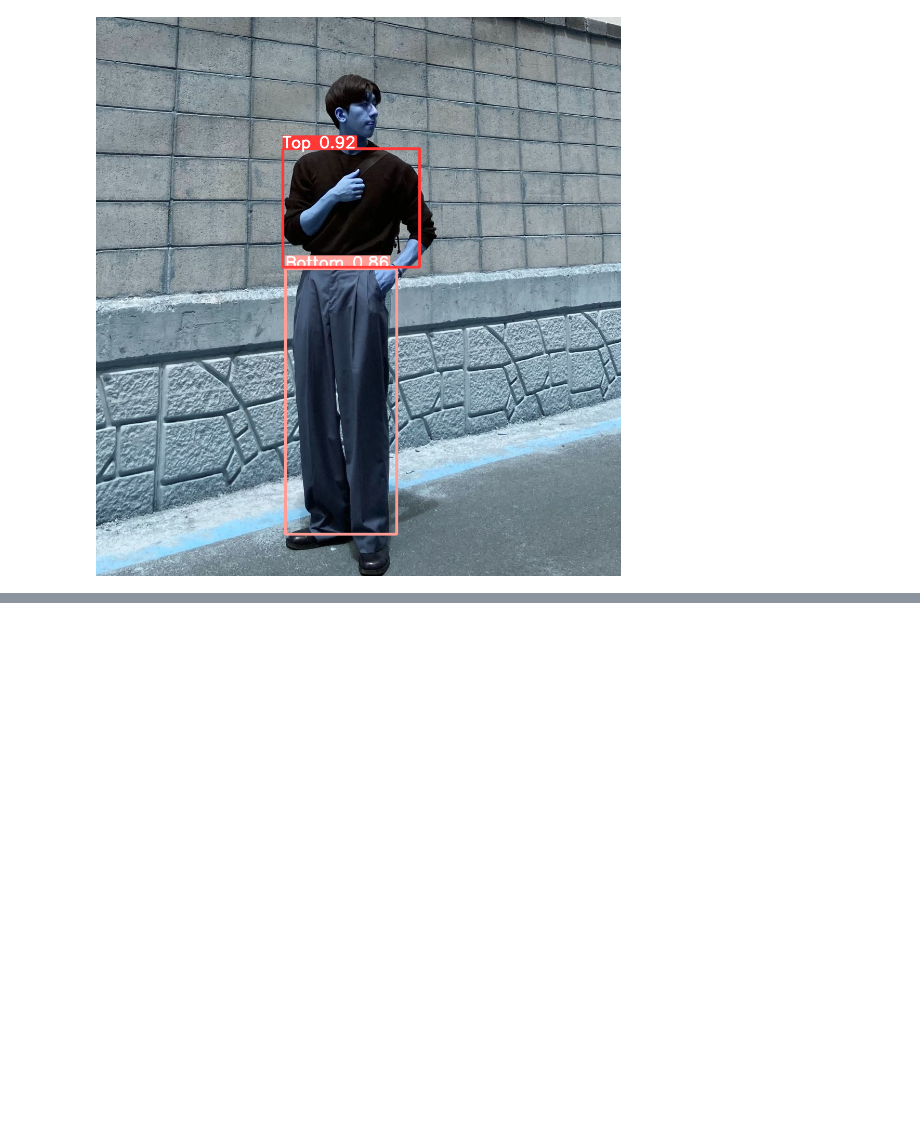
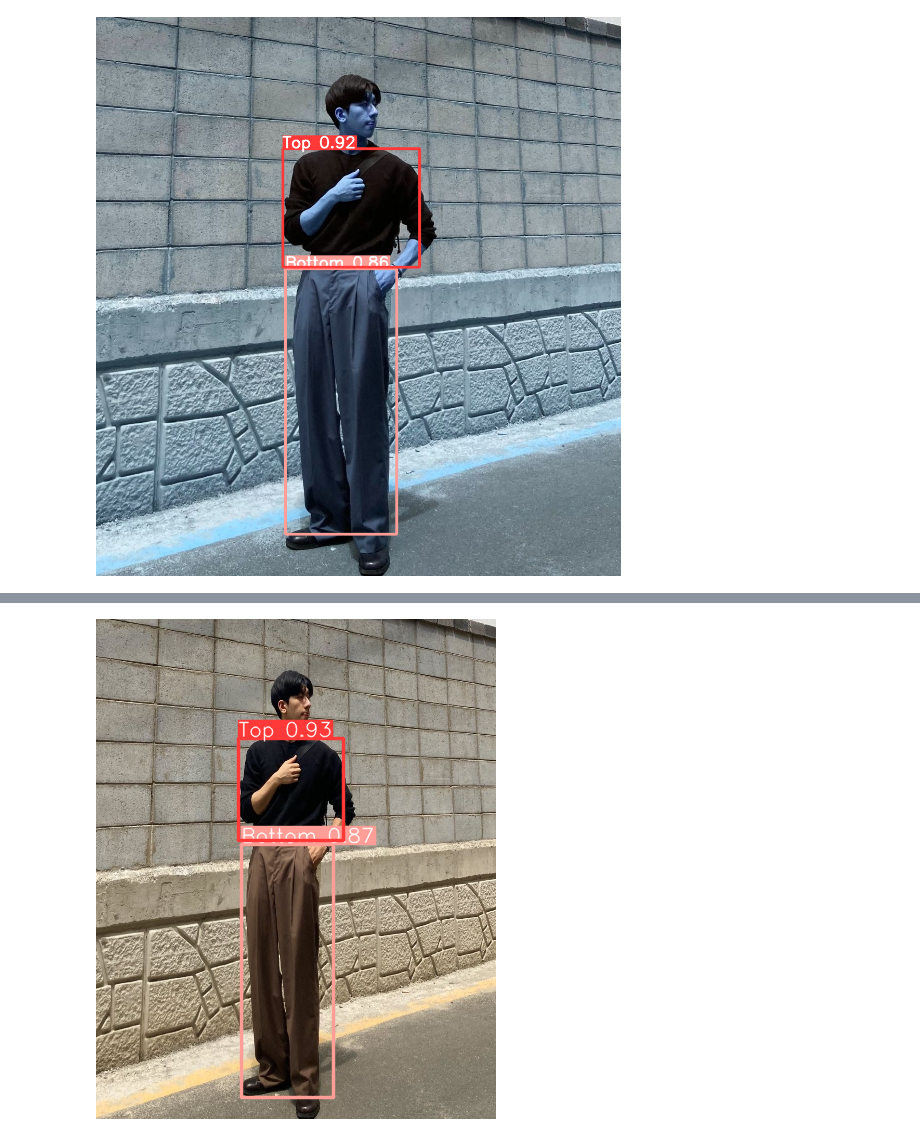
Before and after one commit to corinB/Opene, a Jupyter notebook: flask.ipynb, the cells around one changed output, grey strips where cells are left out. Saved outputs shown, nothing was run; the diff lists cells and outputs as text; code cells hidden in the pictures; blank space fills up the shorter version.

```diff
--- a/flask.ipynb
+++ b/flask.ipynb
@@ -166,0 +98,79 @@ RuntimeError: Error(s) in loading state_dict for Model:
+# %%
+import cv2
+import torch
+import numpy as np
+from sklearn.cluster import KMeans
+import pandas as pd
+from PIL import Image
+
+def extract_colors_from_bboxes(resized_image, bboxes):
+    result_df = pd.DataFrame(columns=['TOP_RGB', 'BOTTOM_RGB'])
+
+    for idx, bbox in enumerate(bboxes):
+        class_label = idx  # 예제에서는 클래스 레이블을 간단하게 인덱스로 사용합니다.
+
+        # 주요 색상 추출
+        cropped_image = resized_image.crop((bbox[0], bbox[1], bbox[2], bbox[3]))
+
+        major_color = kmeans_find_major_color(cropped_image)
+
+        # 주요 색상과 클래스 레이블을 DataFrame에 추가
+        if major_color is not None:
+            if class_label == 0:
+                result_df.loc[0, 'TOP_RGB'] = major_color
+            elif class_label == 1:
+                result_df.loc[0, 'BOTTOM_RGB'] = major_color
+        else:
+            # 주요 색상이 없는 경우 출력하지 않음
+            continue
+
+    return result_df
+
+def convert_to_original(data):
+    return tuple(np.array(data) * 255.0)
+
+def convert_to_numeric(data):
+    # RGB 값들을 0에서 1 사이의 실수 값으로 정규화
+    return np.array([np.array(rgb) / 255.0 for rgb in data])
+
+def kmeans_find_major_color(image):
+    pixels = np.array(image)[:, :, :3].reshape((-1, 3))
+    kmeans = KMeans(n_clusters=1, n_init=10, random_state=42)
+    kmeans.fit(pixels)
+
+    if kmeans.cluster_centers_ is not None and len(kmeans.cluster_centers_) > 0:
+        dominant_color = tuple(map(int, kmeans.cluster_centers_[0]))
+        return dominant_color
+    else:
+        return None
+
+# 모델 로드
+model = torch.hub.load('ultralytics/yolov5', 'custom', path='best.pt')
+
+# 이미지 로드
+img = cv2.imread('testImg/t.png')
+resize=(400, 500)
+
+# 원하는 크기로 이미지 리사이징
+resized_image = cv2.resize(img, resize)
+
+# NumPy 배열을 PIL 이미지로 변환
+resized_image_pil = Image.fromarray(cv2.cvtColor(resized_image, cv2.COLOR_BGR2RGB))
+
+# 객체 검출 수행
+results_resized = model(resized_image_pil)
+
+# 바운딩 박스 좌표 추출
+bboxes = [detection[0:4].cpu().numpy().astype(int) for detection in results_resized.xyxy[0]]
+
+# 바운딩 박스 좌표와 주요 색상 추출
+result_df = extract_colors_from_bboxes(resized_image_pil, bboxes)
+
+# 결과 시각화
+results_resized.print()  # 감지된 객체와 confidence scores 출력
+results_resized.show()   # 이미지에 바운딩 박스와 클래스 라벨 표시
+
+# 추출된 주요 색상 출력
+print("Extracted Colors:")
+print(result_df)
+# %% [output]
@@ -166,0 +185 @@ RuntimeError: Error(s) in loading state_dict for Model:
+[figure, added]
```
Also changed, not shown: parts of 4 cells of this notebook, 5 other files.
